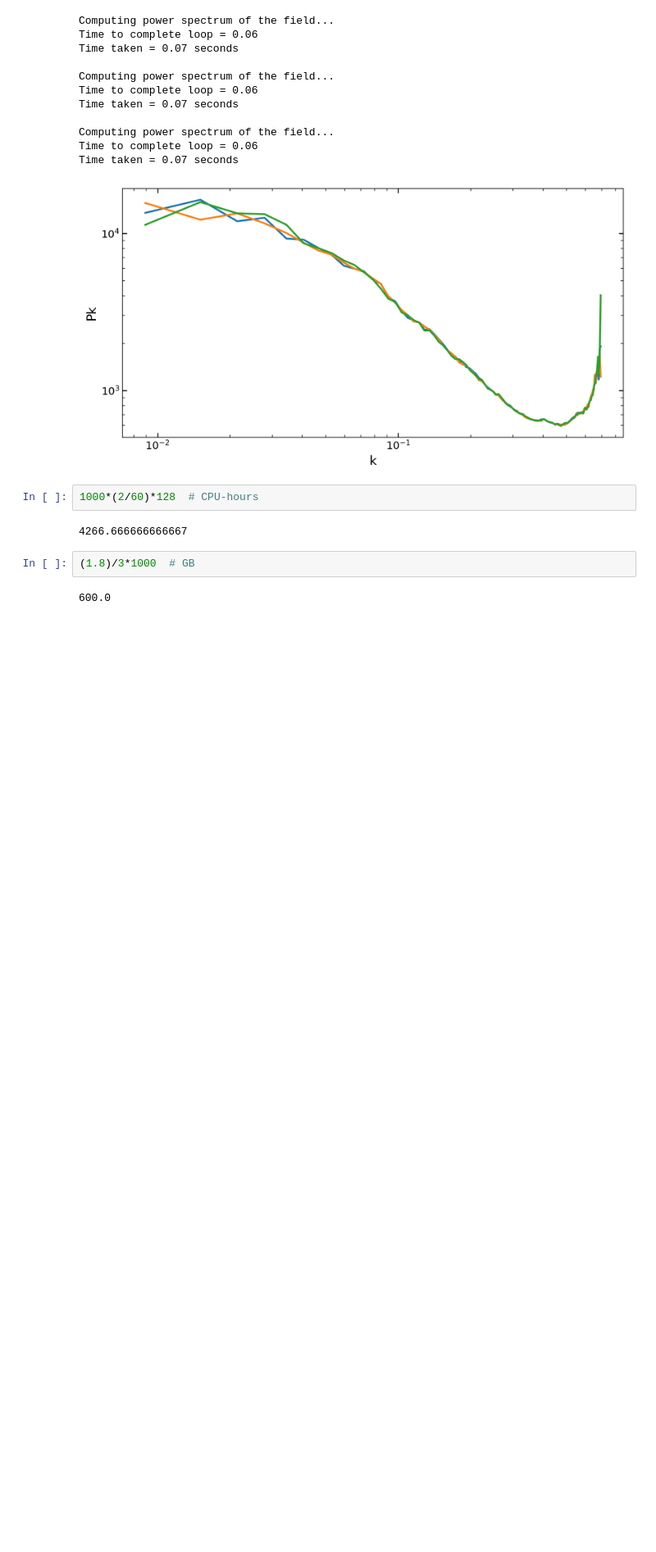
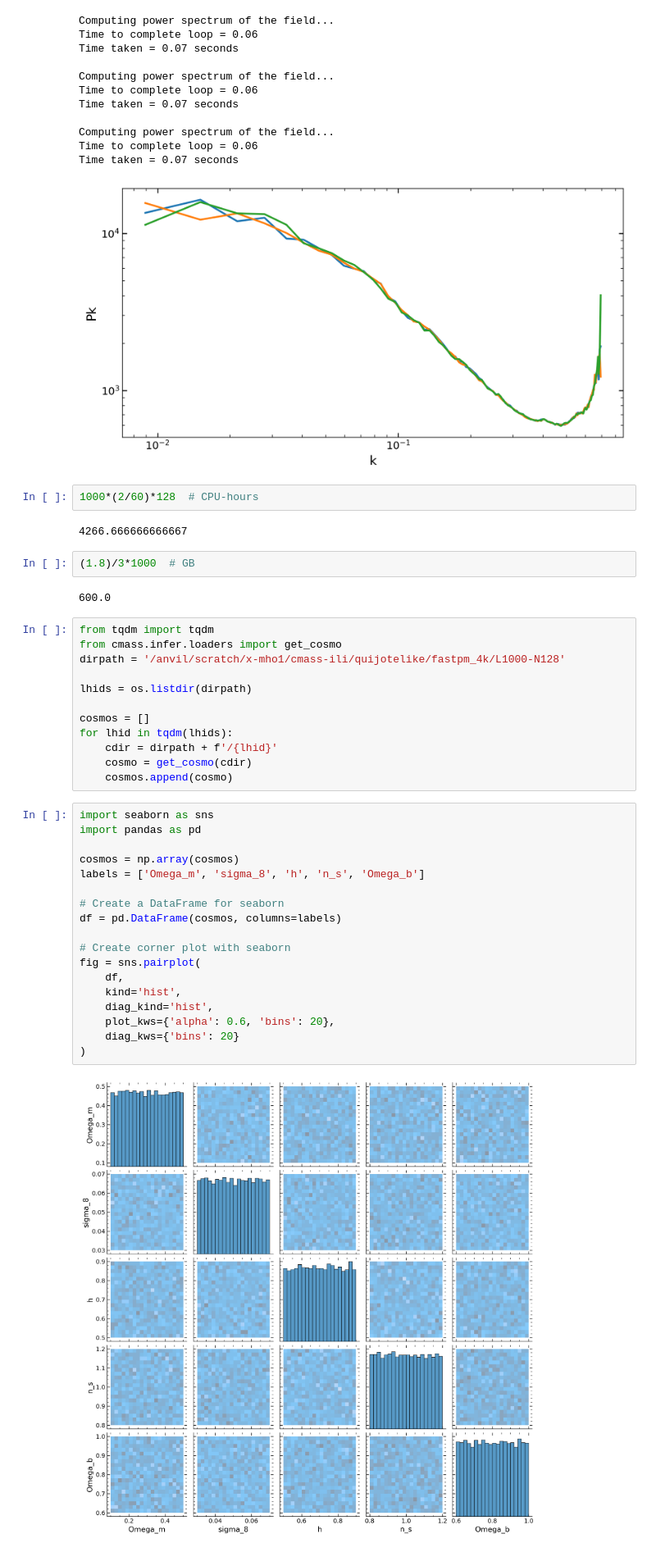
Before and after one commit to maho3/matts_tests, a Jupyter notebook: test_fastpm.ipynb, the cells around one changed output. Shown at 82% size. Saved outputs shown, nothing was run; the diff lists cells and outputs as text; blank space fills up the shorter version.

```diff
--- a/test_fastpm.ipynb
+++ b/test_fastpm.ipynb
@@ -285,3 +285,35 @@ Time taken = 0.07 seconds
 (1.8)/3*1000  # GB
 # %% [output]
 600.0
+# %%
+from tqdm import tqdm
+from cmass.infer.loaders import get_cosmo
+dirpath = '/anvil/scratch/x-mho1/cmass-ili/quijotelike/fastpm_4k/L1000-N128'
+
+lhids = os.listdir(dirpath)
+
+cosmos = []
+for lhid in tqdm(lhids):
+    cdir = dirpath + f'/{lhid}'
+    cosmo = get_cosmo(cdir)
+    cosmos.append(cosmo)
+# %%
+import seaborn as sns
+import pandas as pd
+
+cosmos = np.array(cosmos)
+labels = ['Omega_m', 'sigma_8', 'h', 'n_s', 'Omega_b']
+
+# Create a DataFrame for seaborn
+df = pd.DataFrame(cosmos, columns=labels)
+
+# Create corner plot with seaborn
+fig = sns.pairplot(
+    df,
+    kind='hist',
+    diag_kind='hist',
+    plot_kws={'alpha': 0.6, 'bins': 20},
+    diag_kws={'bins': 20}
+)
+# %% [output]
+[figure, added]
```
Also changed, not shown: parts of 1 cell of this notebook, 4 other files.
